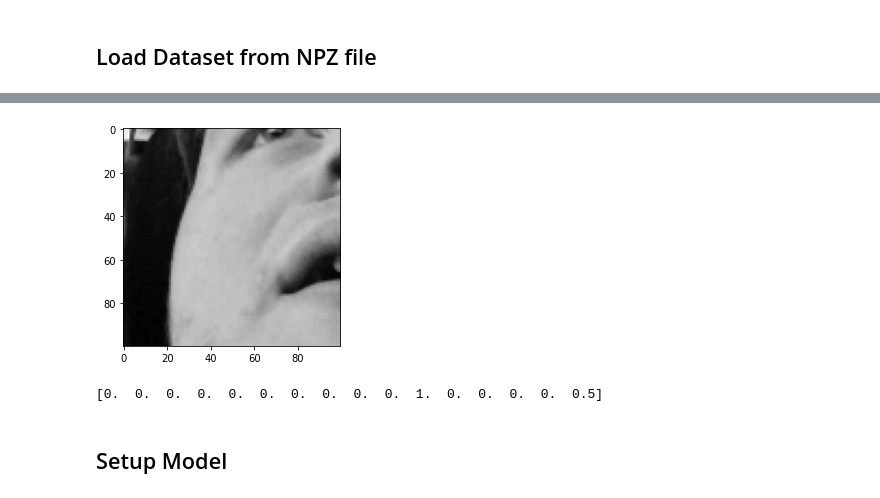
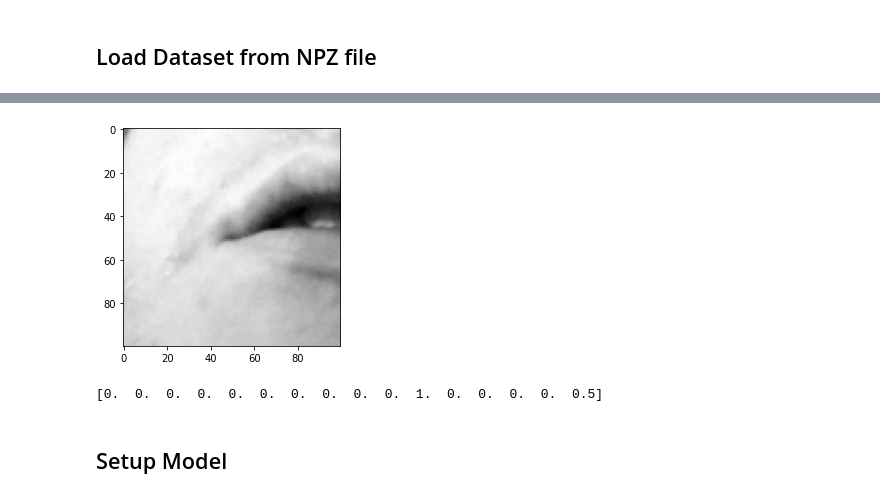
Before and after one commit to matthewreed2000/MoShNVR, a Jupyter notebook: train_model.ipynb, the cells around one changed output, grey strips where cells are left out. Drawn from its saved outputs; the diff is of its cells as text; code cells hidden in the pictures.

```diff
--- a/train_model.ipynb
+++ b/train_model.ipynb
@@ -100,11 +125,13 @@ X, y = np.load(DATASET_NP_FILE).values()
 # %%
-img = X[0].reshape(*IMG_SIZE[::-1])
+index = random.randint(0,len(X))
+
+img = X[index].reshape(*IMG_SIZE[::-1])
 plt.imshow(img, cmap="gray")
 plt.show()
 
-print(y[0])
+print(y[index])
 # %% [output]
-[figure, old version]
+[figure, new version]
 [0.  0.  0.  0.  0.  0.  0.  0.  0.  0.  1.  0.  0.  0.  0.  0.5]
 # %% [markdown]
 ## Setup Model
```
Also changed, not shown: parts of 13 cells of this notebook, 4 other files.
